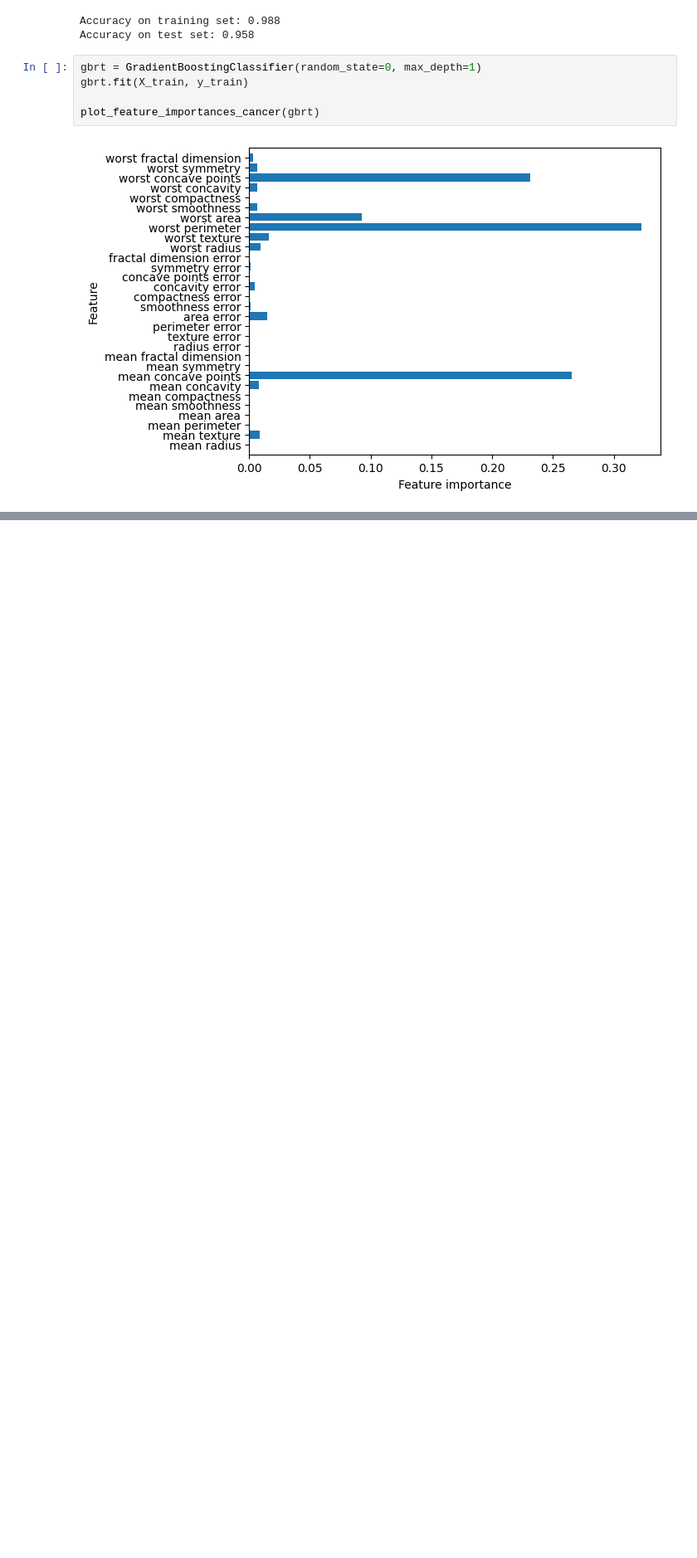
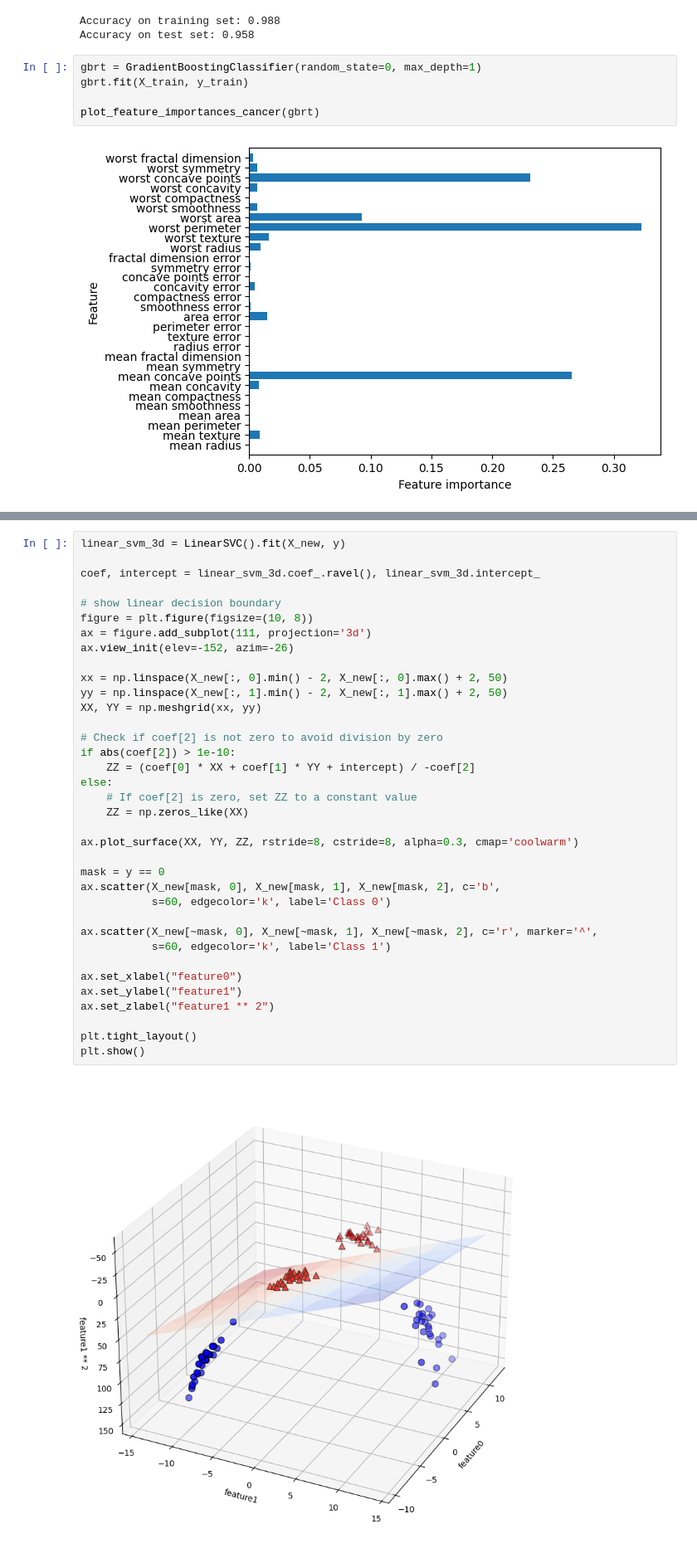
Before and after one commit to hugoangeles0810/introduction_to_ml_with_python, a Jupyter notebook: notebooks/chapter_02/Supervised Machine Learning.ipynb, the cells around one changed output, grey strips where cells are left out. Shown at 83% size. Cells and saved outputs as stored; diff of their text form; blank space fills up the shorter version.

```diff
--- a/notebooks/chapter_02/Supervised Machine Learning.ipynb
+++ b/notebooks/chapter_02/Supervised Machine Learning.ipynb
@@ -721,0 +772,38 @@ plot_feature_importances_cancer(gbrt)
+# %%
+linear_svm_3d = LinearSVC().fit(X_new, y)
+
+coef, intercept = linear_svm_3d.coef_.ravel(), linear_svm_3d.intercept_
+
+# show linear decision boundary
+figure = plt.figure(figsize=(10, 8))
+ax = figure.add_subplot(111, projection='3d')
+ax.view_init(elev=-152, azim=-26)
+
+xx = np.linspace(X_new[:, 0].min() - 2, X_new[:, 0].max() + 2, 50)
+yy = np.linspace(X_new[:, 1].min() - 2, X_new[:, 1].max() + 2, 50)
+XX, YY = np.meshgrid(xx, yy)
+
+# Check if coef[2] is not zero to avoid division by zero
+if abs(coef[2]) > 1e-10:
+    ZZ = (coef[0] * XX + coef[1] * YY + intercept) / -coef[2]
+else:
+    # If coef[2] is zero, set ZZ to a constant value
+    ZZ = np.zeros_like(XX)
+
+ax.plot_surface(XX, YY, ZZ, rstride=8, cstride=8, alpha=0.3, cmap='coolwarm')
+
+mask = y == 0
+ax.scatter(X_new[mask, 0], X_new[mask, 1], X_new[mask, 2], c='b',
+           s=60, edgecolor='k', label='Class 0')
+
+ax.scatter(X_new[~mask, 0], X_new[~mask, 1], X_new[~mask, 2], c='r', marker='^',
+           s=60, edgecolor='k', label='Class 1')
+
+ax.set_xlabel("feature0")
+ax.set_ylabel("feature1")
+ax.set_zlabel("feature1 ** 2")
+
+plt.tight_layout()
+plt.show()
+# %% [output]
+[figure, added]
```
Also changed, not shown: parts of 13 cells of this notebook.
